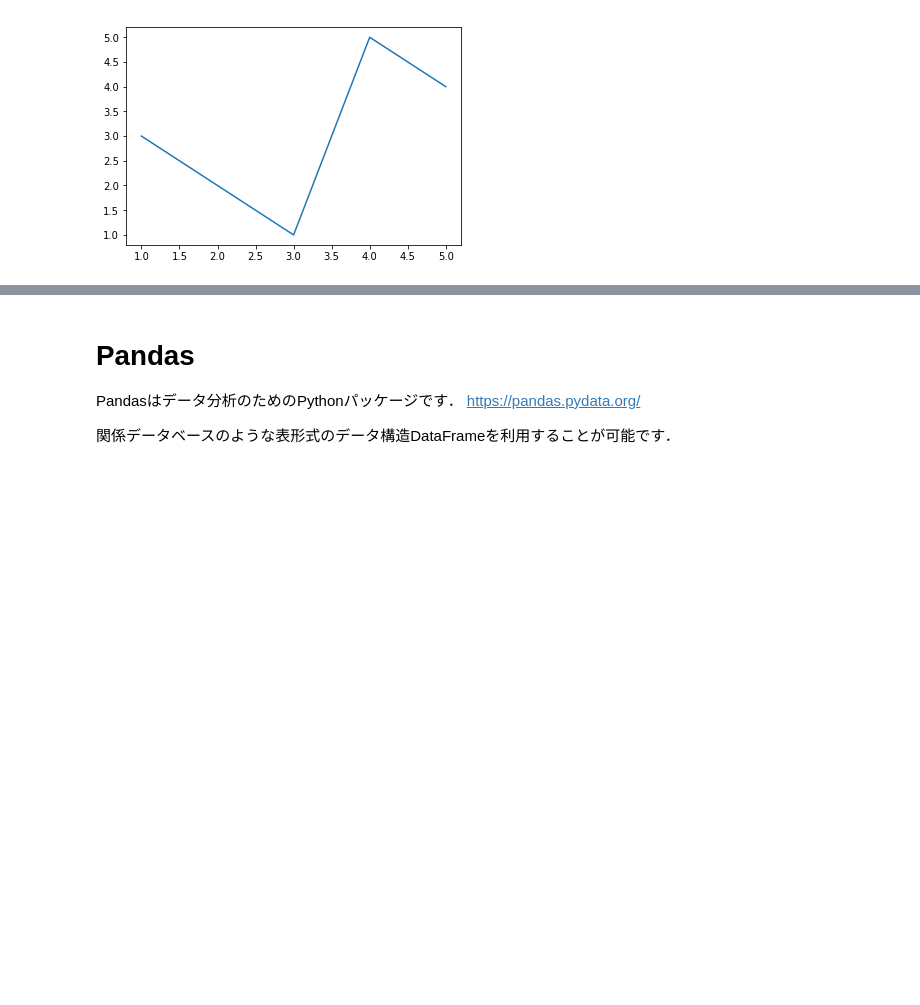
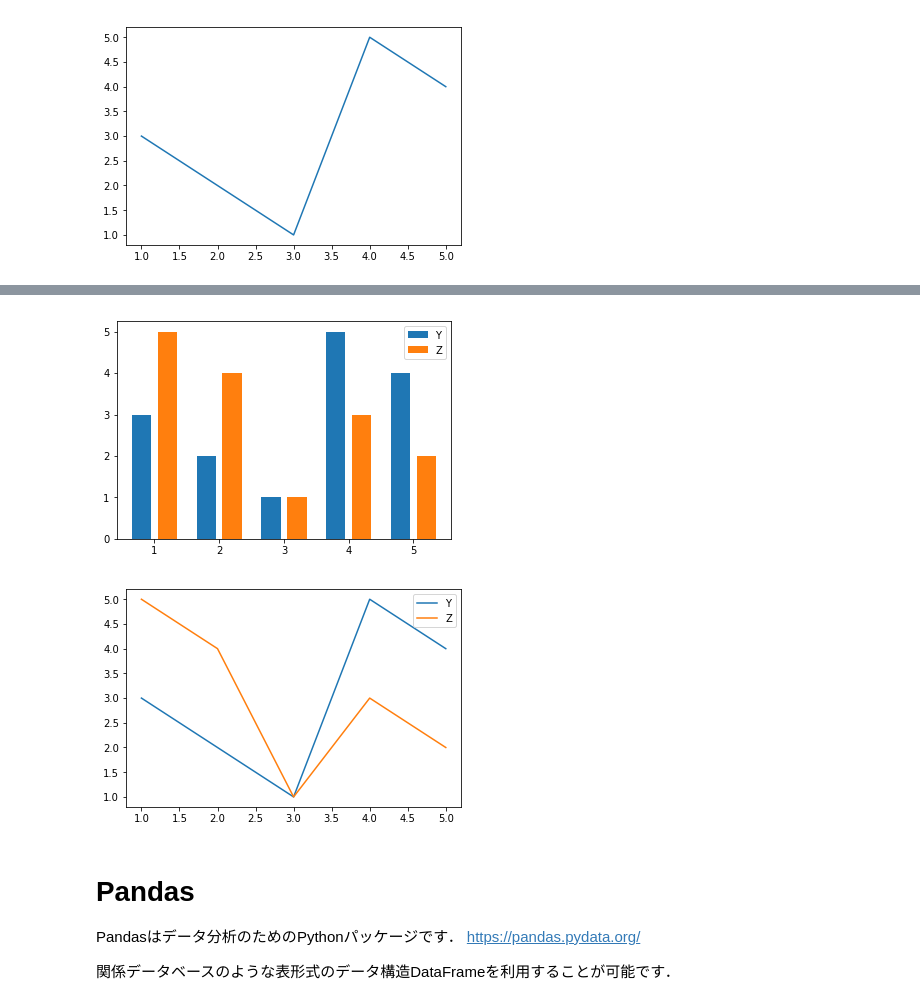
Before and after one commit to mpkato/iam, a Jupyter notebook: notebooks/11_matplotlib_pandas.ipynb, the cells around one changed output, grey strips where cells are left out. Saved outputs shown, nothing was run; the diff lists cells and outputs as text; code cells hidden in the pictures; blank space fills up the shorter version.

```diff
--- a/notebooks/11_matplotlib_pandas.ipynb
+++ b/notebooks/11_matplotlib_pandas.ipynb
@@ -57,3 +59,37 @@ plt.show() #グラフの表示
+# %%
+# 複数系列の表示
+
+Z = [5, 4, 1, 3, 2]
+
+# 棒グラフの場合
+
+# Xを少しずらす
+X_Y = []
+for x in X:
+    X_Y.append(x-0.2)
+
+plt.bar(x=X_Y, height=Y, width=0.3, label="Y") # 幅を小さくする + 系列ラベルをつける
+
+# Xを少しずらす
+X_Z = []
+for x in X:
+    X_Z.append(x+0.2)
+
+plt.bar(x=X_Z, height=Z, width=0.3, label="Z") # 幅を小さくする + 系列ラベルをつける
+
+plt.legend() # 系列ラベル表示
+plt.show()
+
+
+# 折れ線グラフの場合
+
+plt.plot(X, Y, label="Y") # 系列ラベルをつける
+plt.plot(X, Z, label="Z") # 系列ラベルをつける
+plt.legend() # 系列ラベル表示
+plt.show()
+# %% [output]
+[figure, added]
+[figure, added]
 # %% [markdown]
 # Pandas
 
```
Also changed, not shown: parts of 1 cell of this notebook.
